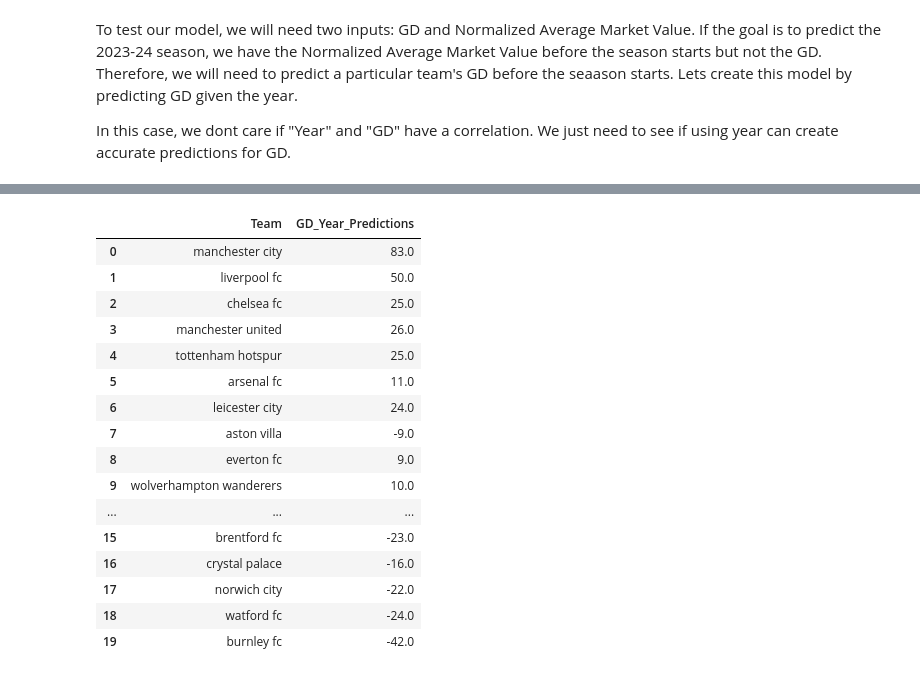
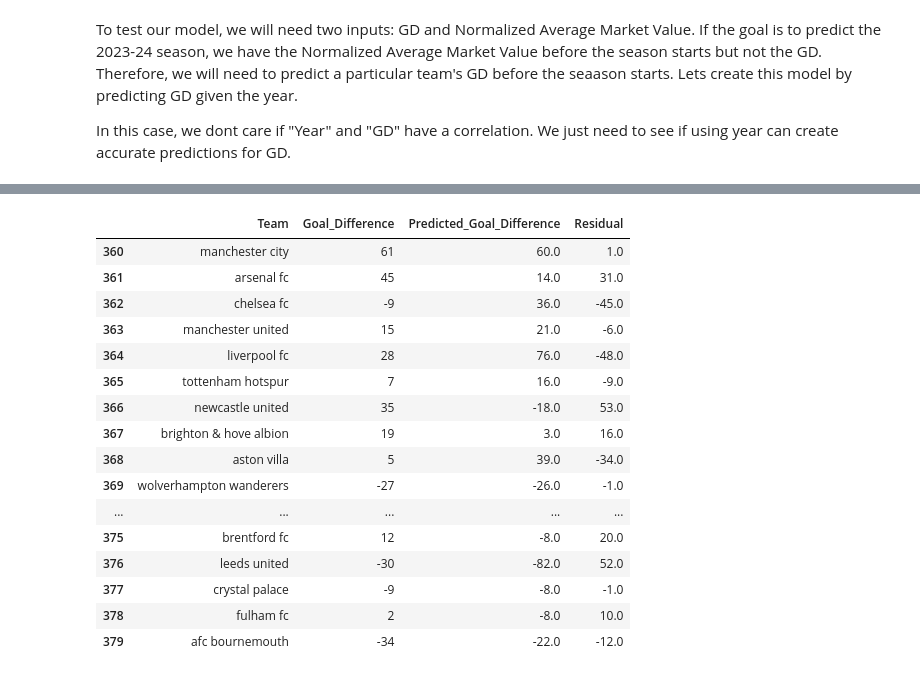
Before and after one commit to apend10/epl_prediction, a Jupyter notebook: 3-GDModel.ipynb, the cells around one changed output, grey strips where cells are left out. Saved outputs shown, nothing was run; the diff lists cells and outputs as text; code cells hidden in the pictures.

```diff
--- a/3-GDModel.ipynb
+++ b/3-GDModel.ipynb
@@ -50,0 +42,3 @@ teams_22 = ['manchester city', 'liverpool fc', 'chelsea fc',
+# %%
+gd_data_2223 = gd_data.tail(20)
+gd_data_2223
@@ -50,0 +63,3 @@ teams_22 = ['manchester city', 'liverpool fc', 'chelsea fc',
+# %%
+teams2223 = gd_data[gd_data["Year"] == 2022]["Team"].unique().tolist()
+teams2223
@@ -112,0 +194,19 @@ _________________________________
+# %%
+#create predictions
+gd_year_prediction_model(3, 12, True)
+differences = []
+
+#create df
+teams_gd_year_df = pd.DataFrame({'Team': teams2223, 'Goal_Difference': gd_data_2223["Goal_Difference"], 'Predicted_Goal_Difference': gd_year_predictions})
+
+#calculate difference
+diff = 0
+for i in range(20):
+    real_diff = (teams_gd_year_df["Goal_Difference"].iloc[i]  -teams_gd_year_df["Predicted_Goal_Difference"].iloc[i])
+    differences.append(real_diff)
+    diff += abs(real_diff)
+diff /= 20
+
+
+#show results
+print("degrees:", 3, "| std_dev:", 12, "----> error: ", diff)
@@ -113,21 +227,22 @@ _________________________________
 # %%
-teams_gd_year_df = pd.DataFrame({'Team': teams_22, 'GD_Year_Predictions': gd_year_predictions})
+teams_gd_year_df = pd.DataFrame({'Team': teams2223, 'Goal_Difference': gd_data_2223["Goal_Difference"], 'Predicted_Goal_Difference': gd_year_predictions, 'Residual' : differences})
+
 teams_gd_year_df
 # %% [output]
-|  | Team | GD_Year_Predictions |
-| 0 | manchester city | 83.0 |
-| 1 | liverpool fc | 50.0 |
-| 2 | chelsea fc | 25.0 |
-| 3 | manchester united | 26.0 |
-| 4 | tottenham hotspur | 25.0 |
-| 5 | arsenal fc | 11.0 |
-| 6 | leicester city | 24.0 |
-| 7 | aston villa | -9.0 |
-| 8 | everton fc | 9.0 |
-| 9 | wolverhampton wanderers | 10.0 |
-| ... | ... | ... |
-| 15 | brentford fc | -23.0 |
-| 16 | crystal palace | -16.0 |
-| 17 | norwich city | -22.0 |
-| 18 | watford fc | -24.0 |
-| 19 | burnley fc | -42.0 |
+|  | Team | Goal_Difference | Predicted_Goal_Difference | Residual |
+| 360 | manchester city | 61 | 60.0 | 1.0 |
+| 361 | arsenal fc | 45 | 14.0 | 31.0 |
+| 362 | chelsea fc | -9 | 36.0 | -45.0 |
+| 363 | manchester united | 15 | 21.0 | -6.0 |
+| 364 | liverpool fc | 28 | 76.0 | -48.0 |
+| 365 | tottenham hotspur | 7 | 16.0 | -9.0 |
+| 366 | newcastle united | 35 | -18.0 | 53.0 |
+| 367 | brighton & hove albion | 19 | 3.0 | 16.0 |
+| 368 | aston villa | 5 | 39.0 | -34.0 |
+| 369 | wolverhampton wanderers | -27 | -26.0 | -1.0 |
+| ... | ... | ... | ... | ... |
+| 375 | brentford fc | 12 | -8.0 | 20.0 |
+| 376 | leeds united | -30 | -82.0 | 52.0 |
+| 377 | crystal palace | -9 | -8.0 | -1.0 |
+| 378 | fulham fc | 2 | -8.0 | 10.0 |
+| 379 | afc bournemouth | -34 | -22.0 | -12.0 |
```
Also changed, not shown: parts of 51 cells of this notebook, 7 other files.
